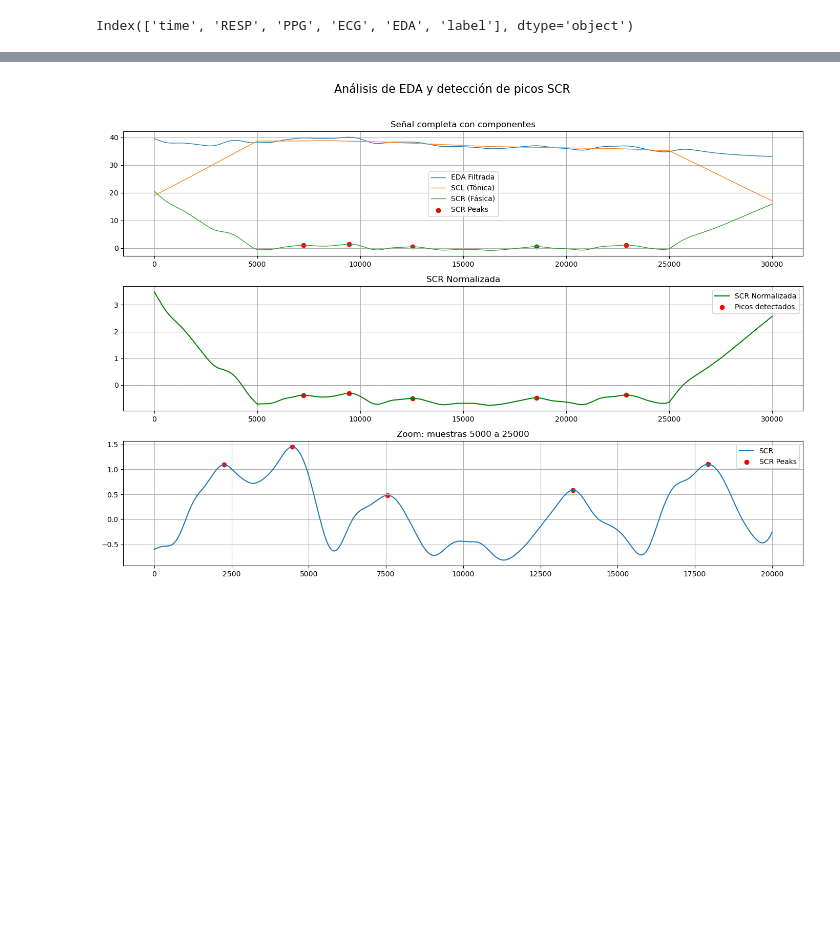
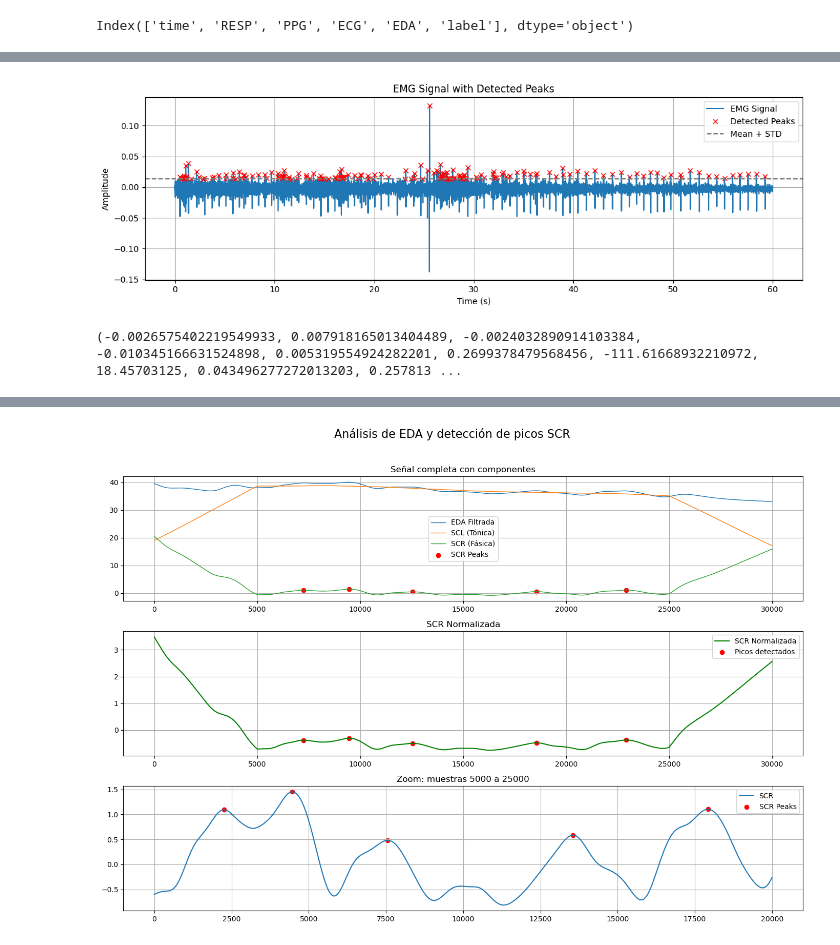
Before and after one commit to GusGus27/WESAD_tests, a Jupyter notebook: EDA_stress.ipynb, the cells around one changed output, grey strips where cells are left out. Cells and saved outputs as stored; diff of their text form; code cells hidden in the pictures; blank space fills up the shorter version.

```diff
--- a/EDA_stress.ipynb
+++ b/EDA_stress.ipynb
@@ -170,0 +224,18 @@ Pruebas
+# %%
+print("Columnas disponibles:", df.columns)
+print("Etiquetas:", subject.labels.value_counts())
+
+# Definir clases de interés
+valid_labels = {1, 2, 3, 4}
+
+# Filtrar datos válidos
+print(df.index.equals(subject.labels.index))
+
+mask = subject.labels['label'].isin(valid_labels)
+print(mask.value_counts())
+filtered_labels = subject.labels[mask].reset_index(drop=True)
+filtered_data = df[mask].reset_index(drop=True)
+
+filtered_data = filtered_data.copy()
+
+print(filtered_labels.head())
@@ -257,0 +338,6 @@ def butter_filter(data, cutoff, fs, order=4, filter_type='low'):
+# %%
+eda_signal = butter_filter(filtered_data['EDA'], cutoff=5, fs=fs, order=4, filter_type='low')
+emg_signal = butter_filter(filtered_data['EMG'], cutoff=50, fs=fs, order=4, filter_type='low')
+resp_signal = butter_filter(filtered_data['Resp'], cutoff=(0.1, 0.35), fs=fs, order=2, filter_type='band')
+ecg_signal = filtered_data['ECG']
+temp_signal = filtered_data['Temp']
@@ -676 +846,7 @@ print(c)
+# %%
+c = compute_emg_features(emg_signal[inicio:fin], fs, True)
+print(c)
+# %% [output]
+[figure, added]
+(-0.0026575402219549933, 0.007918165013404489, -0.0024032890914103384, -0.010345166631524898, 0.005319554924282201, 0.2699378479568456, -111.61668932210972, 18.45703125, 0.043496277272013203, 0.257813 ...
 # %%
```
Also changed, not shown: parts of 31 cells of this notebook, 5 other files.
